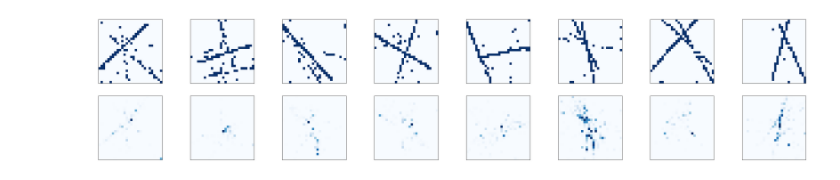
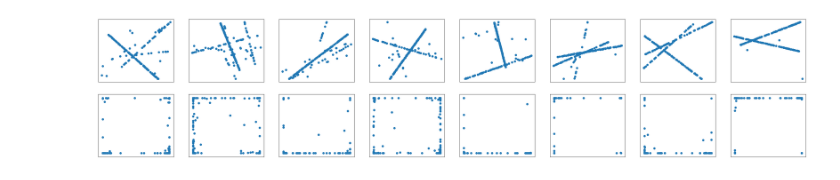
Before and after one commit to mrquincle/keras-adversarial-autoencoders, a Jupyter notebook: experiments/Autoencoder Lines.ipynb, the cells around one changed output. Cells and saved outputs as stored; diff of their text form; code cells hidden in the pictures.

```diff
--- a/experiments/Autoencoder Lines.ipynb
+++ b/experiments/Autoencoder Lines.ipynb
@@ -69,6 +81,7 @@ Using TensorFlow backend.
 # %%
 from keras.layers import Input, Dense
 from keras.models import Model
+from keras import initializers
 
 # this is the size of our encoded representations
 encoding_dim = 32
@@ -78,7 +91,7 @@ epochs = 1000
 # this is our input placeholder
 input_img = Input(shape=(input_size,))
 # "encoded" is the encoded representation of the input
-encoded = Dense(encoding_dim, activation='relu')(input_img)
+encoded = Dense(encoding_dim, activation='relu',bias_initializer=initializers.Constant(0.1))(input_img)
 # "decoded" is the lossy reconstruction of the input
 decoded = Dense(input_size, activation='sigmoid')(encoded)
 
@@ -156,32 +169,34 @@ decoded_imgs = decoder.predict(encoded_imgs)
 # %%
 # use Matplotlib (don't ask)
 import matplotlib.pyplot as plt
 
-n = 8  # how many digits we will display
+n = 8  # how many samples we will display
 plt.figure(figsize=(40, 8))
 for i in range(n):
     # display original
     ax = plt.subplot(2, n, i + 1)
-    #original = x_test[i].reshape(round(input_size/2), 2)
-    #plt.scatter(original[:, 0], original[:, 1], cmap='Blues')
-    original = x_test[i].reshape((resX, resY))
-    plt.imshow(original, interpolation='nearest', cmap='Blues', extent=(0.5,np.shape(original)[0]+0.5,0.5,np.shape(original)[1]+0.5))
+    if map_to_grid:
+        original = x_test[i].reshape((resX, resY))
+        plt.imshow(original, interpolation='nearest', cmap='Blues', extent=(0.5,np.shape(original)[0]+0.5,0.5,np.shape(original)[1]+0.5))
+    else:
+        original = x_test[i].reshape(round(input_size/2), 2)
+        plt.scatter(original[:, 0], original[:, 1], cmap='Blues')
     ax.get_xaxis().set_visible(False)
     ax.get_yaxis().set_visible(False)
 
     # display reconstruction
     ax = plt.subplot(2, n, i + 1 + n)
-    #reconstruction = decoded_imgs[i].reshape(round(input_size/2), 2)
-    #plt.scatter(reconstruction[:, 0], reconstruction[:, 1], cmap='Blues')
-    reconstruction = decoded_imgs[i].reshape((resX, resY))
-    #threshold = 0.01
-    #reconstruction = reconstruction > threshold
-    plt.imshow(reconstruction, interpolation='nearest', cmap='Blues', extent=(0.5,np.shape(reconstruction)[0]+0.5,0.5,np.shape(reconstruction)[1]+0.5))
+    if map_to_grid:
+        reconstruction = decoded_imgs[i].reshape((resX, resY))
+        plt.imshow(reconstruction, interpolation='nearest', cmap='Blues', extent=(0.5,np.shape(reconstruction)[0]+0.5,0.5,np.shape(reconstruction)[1]+0.5))
+    else:
+        reconstruction = decoded_imgs[i].reshape(round(input_size/2), 2)
+        plt.scatter(reconstruction[:, 0], reconstruction[:, 1], cmap='Blues')
     ax.get_xaxis().set_visible(False)
     ax.get_yaxis().set_visible(False)
 plt.show()
 # %% [output]
-[figure, old version]
+[figure, new version]
 # %%
 norm_reconstruction = reconstruction>0.05;
 norm_fig = plt.imshow(norm_reconstruction, interpolation='nearest', cmap='Blues', extent=(0.5,np.shape(norm_reconstruction)[0]+0.5,0.5,np.shape(norm_reconstruction)[1]+0.5))
```
Also changed, not shown: parts of 9 cells of this notebook, 1 other file.
